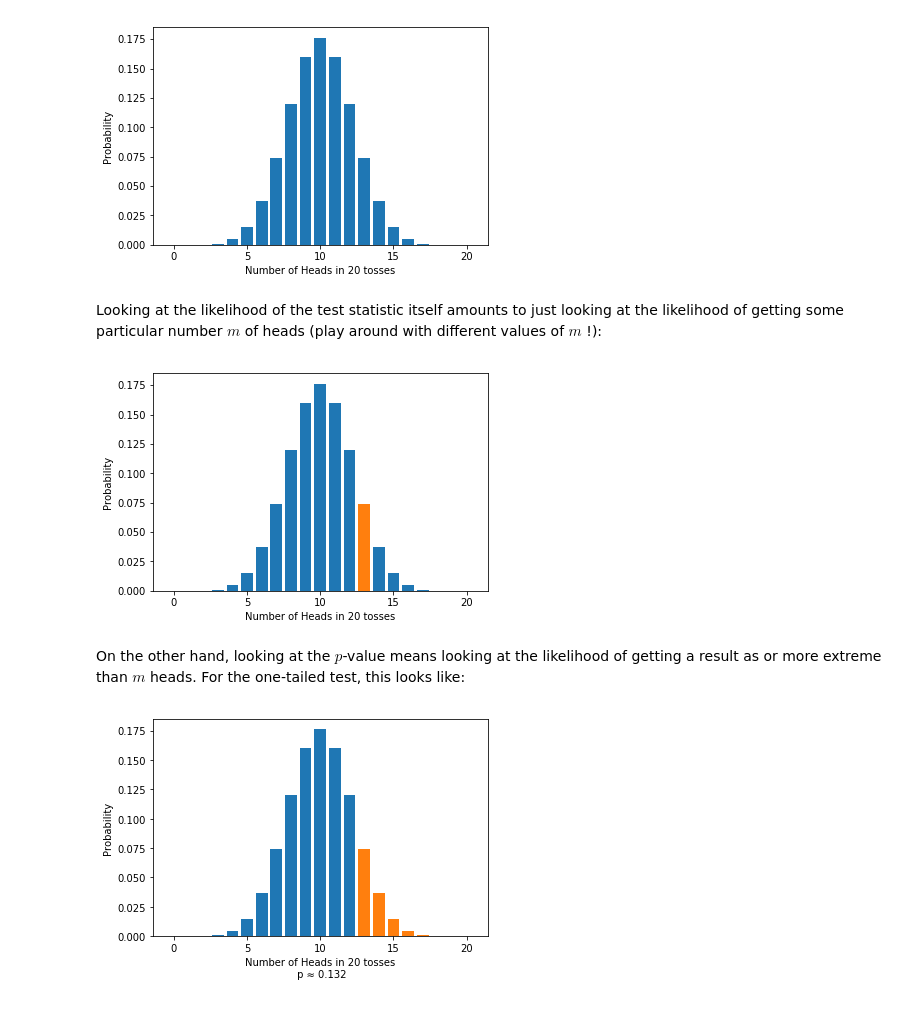
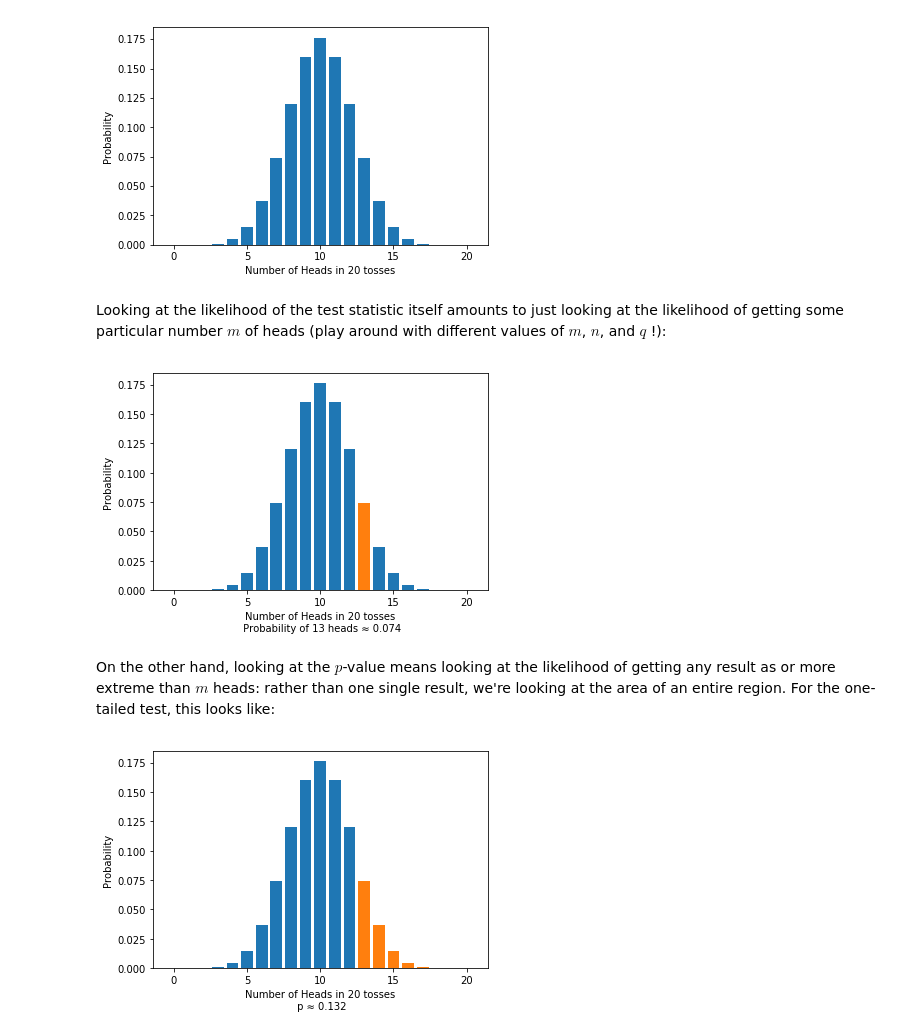
Before and after one commit to JainFamilyInstitute/Demos, a Jupyter notebook: stoppingrules.ipynb, the cells around one changed output. Drawn from its saved outputs; the diff is of its cells as text; code cells hidden in the pictures.

```diff
--- a/stoppingrules.ipynb
+++ b/stoppingrules.ipynb
@@ -155,21 +162,23 @@ plt.show()
 # %% [markdown]
 On the other hand, if we look at the distribution of the chosen *test statistic*, the number of heads, we get the binomial distribution we derived above:
 # %%
+n = 20
+q = 0.5
 plt.bar(range(n+1), bprobs(n,q)); plt.ylabel('Probability'); plt.xlabel('Number of Heads in {} tosses'.format(n))
 plt.show()
 # %% [output]
 [figure]
 # %% [markdown]
-Looking at the likelihood of the test statistic itself amounts to just looking at the likelihood of getting some particular number $m$ of heads (play around with different values of $m$ !):
+Looking at the likelihood of the test statistic itself amounts to just looking at the likelihood of getting some particular number $m$ of heads (play around with different values of $m$, $n$, and $q$ !):
 # %%
 m = 13
-plt.bar(range(n+1), bprobs(n,q)); plt.ylabel('Probability'); plt.xlabel('Number of Heads in {} tosses'.format(n))
-plt.bar(m, bd(n,m,q));
+plt.bar(range(n+1), bprobs(n,q)); plt.ylabel('Probability');
+plt.bar(m, bd(n,m,q)); plt.xlabel('Number of Heads in {} tosses\n Probability of {} heads ≈ {:0.3f}'.format(n, m, bd(n,m,q)))
 plt.show()
 # %% [output]
-[figure, old version]
+[figure, new version]
 # %% [markdown]
-On the other hand, looking at the $p$-value means looking at the likelihood of getting a result as or more extreme than $m$ heads. For the one-tailed test, this looks like:
+On the other hand, looking at the $p$-value means looking at the likelihood of getting any result as or more extreme than $m$ heads: rather than one single result, we're looking at the area of an entire region. For the one-tailed test, this looks like:
 # %%
 plt.bar(range(n+1), bprobs(n,q))
 tail = range(m, n+1) if m > n/2 else range(0,m+1)
```
Also changed, not shown: parts of 17 cells of this notebook.
